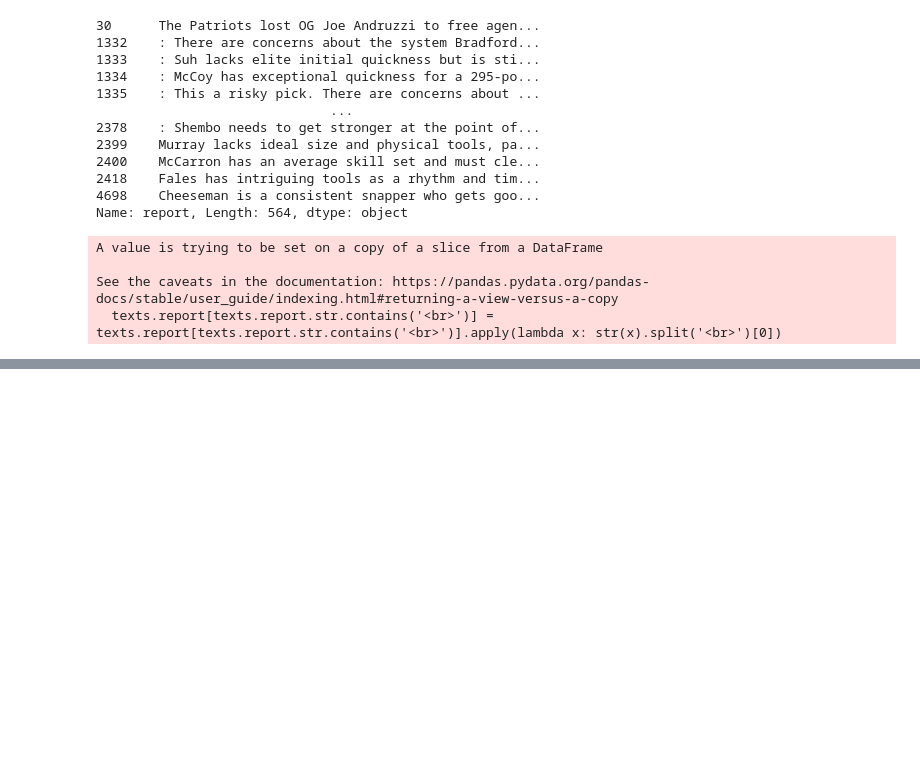
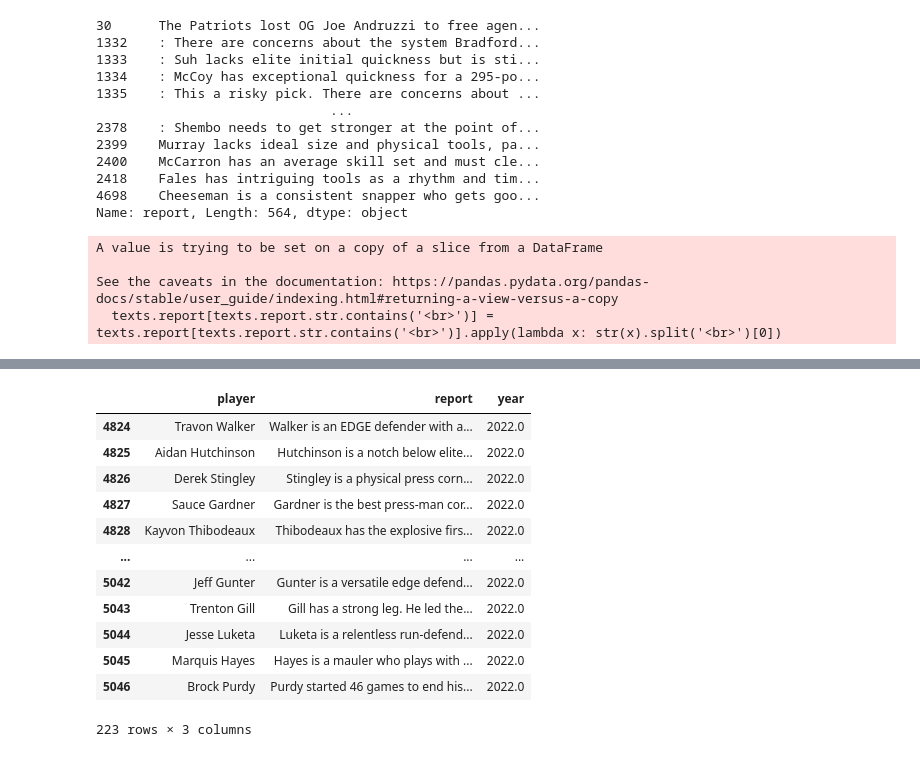
Before and after one commit to jpalgon/Draft_Scouting, a Jupyter notebook: Data Cleaning.ipynb, the cells around one changed output, grey strips where cells are left out. Drawn from its saved outputs; the diff is of its cells as text; code cells hidden in the pictures; blank space fills up the shorter version.

```diff
--- a/Data Cleaning.ipynb
+++ b/Data Cleaning.ipynb
@@ -281,0 +390,18 @@ cv.get_feature_names_out()
+# %%
+report2022 = report[report.year == 2022]
+# %%
+report2022[['player','report','year']]
+# %% [output]
+|  | player | report | year |
+| 4824 | Travon Walker | Walker is an EDGE defender with a... | 2022.0 |
+| 4825 | Aidan Hutchinson | Hutchinson is a notch below elite... | 2022.0 |
+| 4826 | Derek Stingley | Stingley is a physical press corn... | 2022.0 |
+| 4827 | Sauce Gardner | Gardner is the best press-man cor... | 2022.0 |
+| 4828 | Kayvon Thibodeaux | Thibodeaux has the explosive firs... | 2022.0 |
+| ... | ... | ... | ... |
+| 5042 | Jeff Gunter | Gunter is a versatile edge defend... | 2022.0 |
+| 5043 | Trenton Gill | Gill has a strong leg. He led the... | 2022.0 |
+| 5044 | Jesse Luketa | Luketa is a relentless run-defend... | 2022.0 |
+| 5045 | Marquis Hayes | Hayes is a mauler who plays with ... | 2022.0 |
+| 5046 | Brock Purdy | Purdy started 46 games to end his... | 2022.0 |
+223 rows × 3 columns
```
Also changed, not shown: parts of 35 cells of this notebook, 4 other files.
